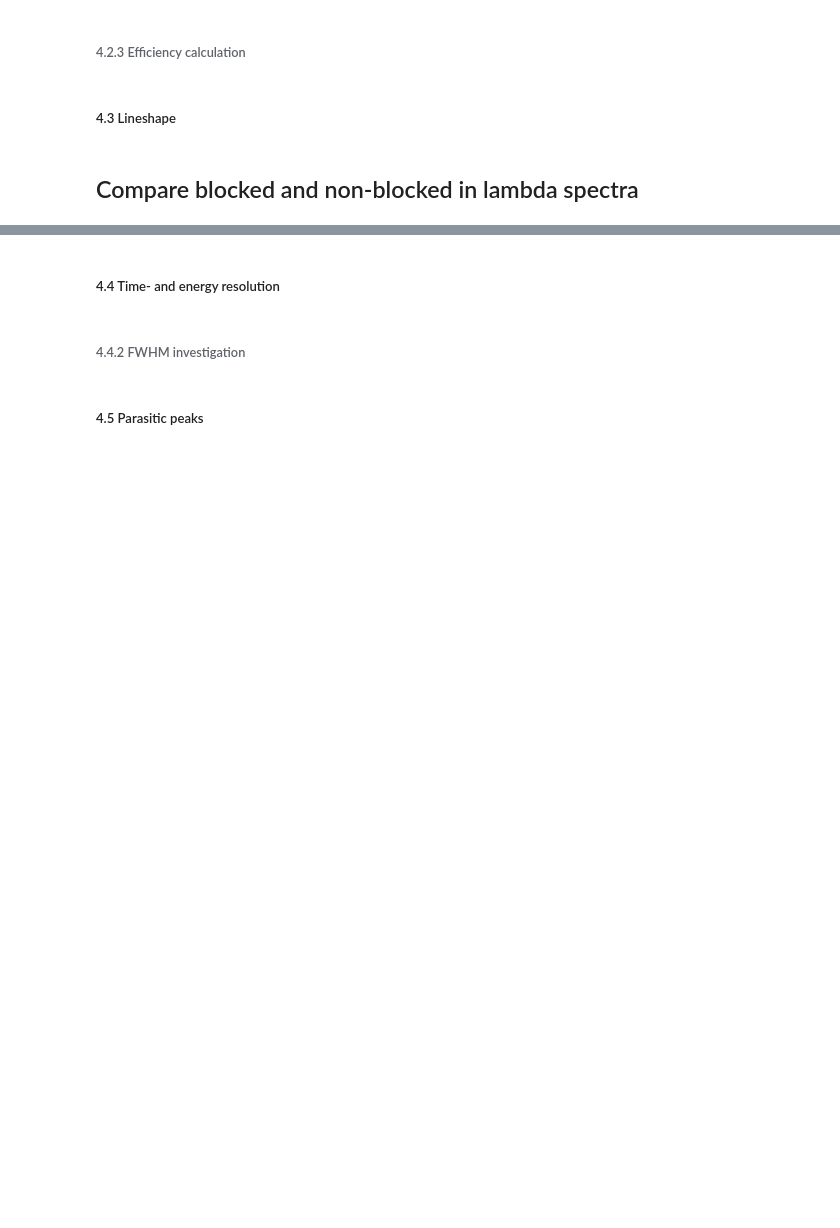
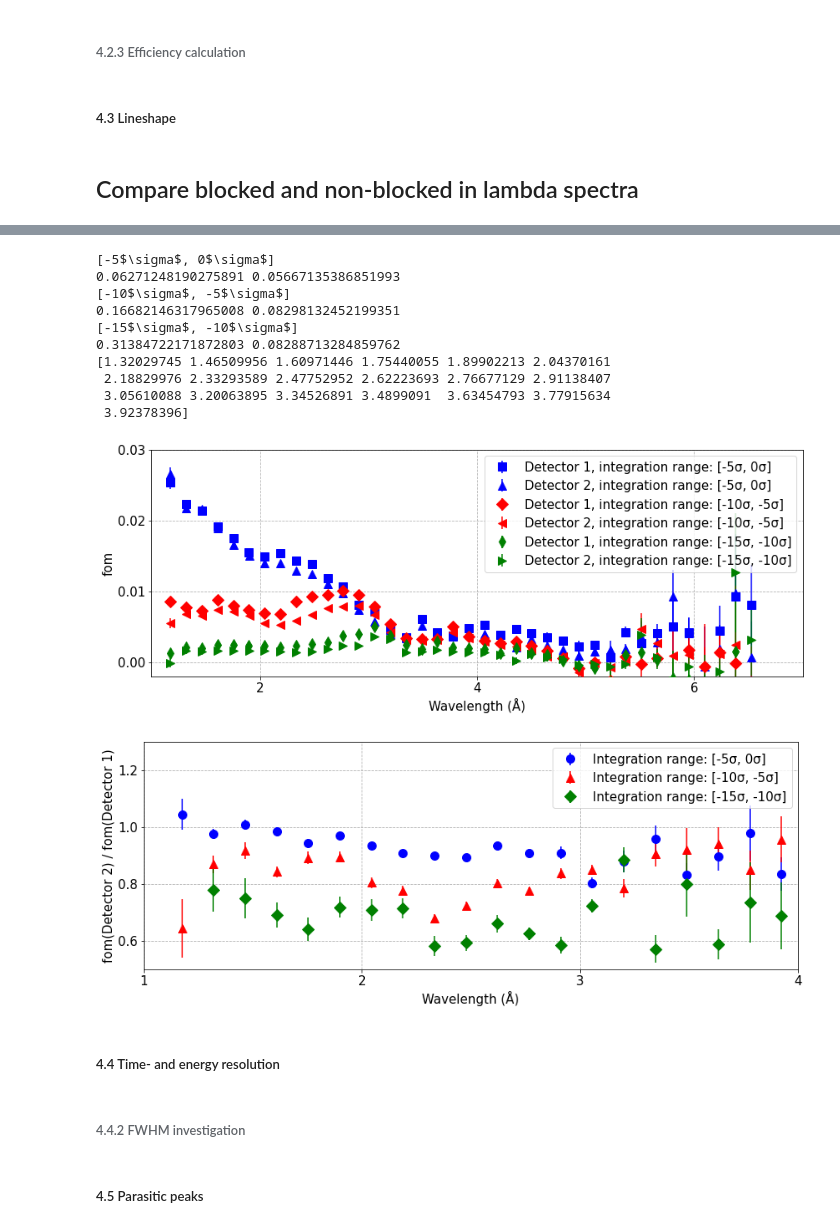
Before and after one commit to ess-dg/mg_analysis_notebook, a Jupyter notebook: scripts/v20.ipynb, the cells around one changed output, grey strips where cells are left out. Saved outputs shown, nothing was run; the diff lists cells and outputs as text; code cells hidden in the pictures; blank space fills up the shorter version.

```diff
--- a/scripts/v20.ipynb
+++ b/scripts/v20.ipynb
@@ -2963,39 +2990,52 @@ for i, (shoulder_limit, color, marker) in enumerate(zip(shoulder_limits, colors,
                  label='Integration range: [%dσ, %dσ]' % (shoulder_limit[0], shoulder_limit[1]),
                  zorder=5, linestyle='', color=color, markersize=10)
 plt.legend()
 plt.xlabel('Wavelength (Å)')
 plt.ylabel('fom(Detector 2) / fom(Detector 1)')
 #plt.title('FoM')
-plt.xlim(1, 7)
+plt.xlim(1, 4) # plt.xlim(1, 7)
 plt.ylim(0.5, 1.3)
 #plt.ylim(-3, 3)
 plt.locator_params(axis='x', nbins=5)
 plt.locator_params(axis='y', nbins=5)
 fig.show()
 
 #summation = sum((mg_r_shoulder_areas_vec[2][0:24]*MONITOR_NORM_R)/(mg_nr_shoulder_areas_vec[2][0:24]*MONITOR_NORM_NR))
 #summation = sum((mg_r_shoulder_areas_vec[0][1:24]*MONITOR_NORM_R)/(mg_nr_shoulder_areas_vec[0][1:24]*MONITOR_NORM_NR))
 values_1 = (mg_r_shoulder_areas_vec[0][0:14]*(1/mg_r_peak_areas_vec[0][0:14]))/(mg_nr_shoulder_areas_vec[0][0:14]*(1/mg_nr_peak_areas_vec[0][0:14]))
-#values_2 = (mg_r_shoulder_areas_vec[1][0:20]*(1/mg_r_peak_areas_vec[1][0:20]))/(mg_nr_shoulder_areas_vec[1][0:20]*(1/mg_nr_peak_areas_vec[1][0:20]))
-#values_3 = (mg_r_shoulder_areas_vec[2][1:20]*(1/mg_r_peak_areas_vec[2][1:20]))/(mg_nr_shoulder_areas_vec[2][1:20]*(1/mg_nr_peak_areas_vec[2][1:20]))
+values_2 = (mg_r_shoulder_areas_vec[1][0:20]*(1/mg_r_peak_areas_vec[1][0:20]))/(mg_nr_shoulder_areas_vec[1][0:20]*(1/mg_nr_peak_areas_vec[1][0:20]))
+values_3 = (mg_r_shoulder_areas_vec[2][1:20]*(1/mg_r_peak_areas_vec[2][1:20]))/(mg_nr_shoulder_areas_vec[2][1:20]*(1/mg_nr_peak_areas_vec[2][1:20]))
 
 mean, std = get_mean_and_std(values_1)
 print('[-5$\sigma$, 0$\sigma$]')
 print(1-mean, std)
-#mean, std = get_mean_and_std(values_2)
+mean, std = get_mean_and_std(values_2)
 print('[-10$\sigma$, -5$\sigma$]')
 print(1-mean, std)
-#mean, std = get_mean_and_std(values_3)
+mean, std = get_mean_and_std(values_3)
 print('[-15$\sigma$, -10$\sigma$]')
 print(1-mean, std)
 
-print(mg_r_peak_centers_vec[0][0:14])
+print(mg_r_peak_centers_vec[0][1:20])
 
 # Save data
 output_path = '../output/fractional_foms_vs_lambda.pdf'
 fig.savefig(output_path, bbox_inches='tight')
 #print(MONITOR_NORM_R/MONITOR_NORM_NR)
 #print((1/578715.8)/(1/478870))
+# %% [output]
+[-5$\sigma$, 0$\sigma$]
+0.06271248190275891 0.05667135386851993
+[-10$\sigma$, -5$\sigma$]
+0.16682146317965008 0.08298132452199351
+[-15$\sigma$, -10$\sigma$]
+0.31384722171872803 0.08288713284859762
+[1.32029745 1.46509956 1.60971446 1.75440055 1.89902213 2.04370161
+ 2.18829976 2.33293589 2.47752952 2.62223693 2.76677129 2.91138407
+ 3.05610088 3.20063895 3.34526891 3.4899091  3.63454793 3.77915634
+ 3.92378396]
+[figure, added]
+[figure, added]
 # %%
 mg_hf.A_to_meV(5)
 # %%
```
Also changed, not shown: parts of 2 cells of this notebook, 2 other files.
